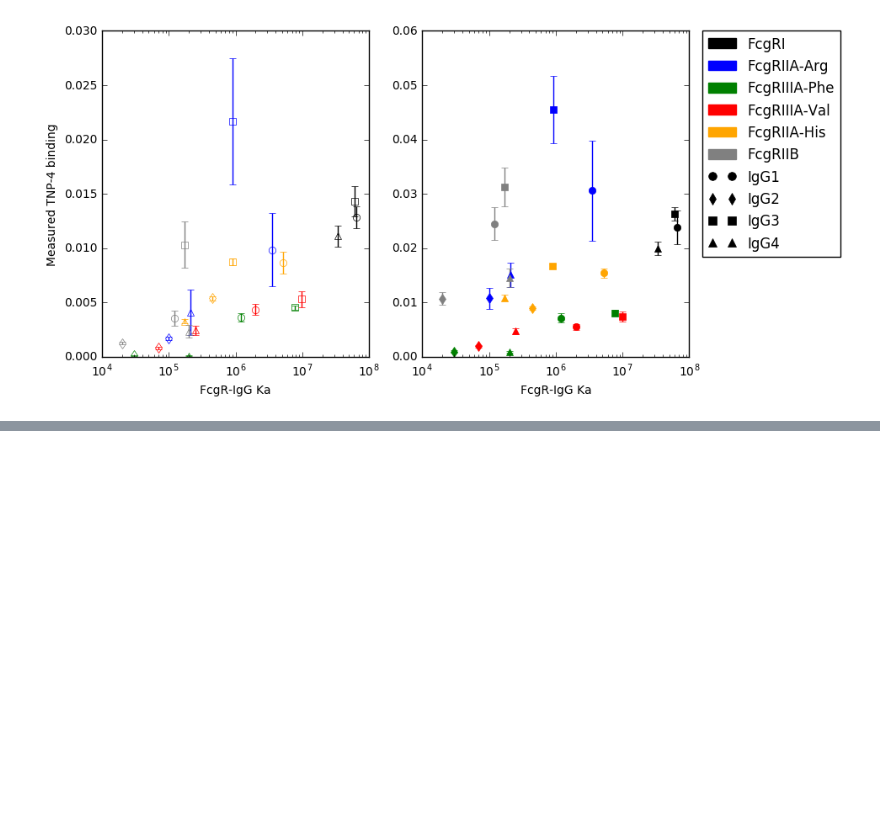
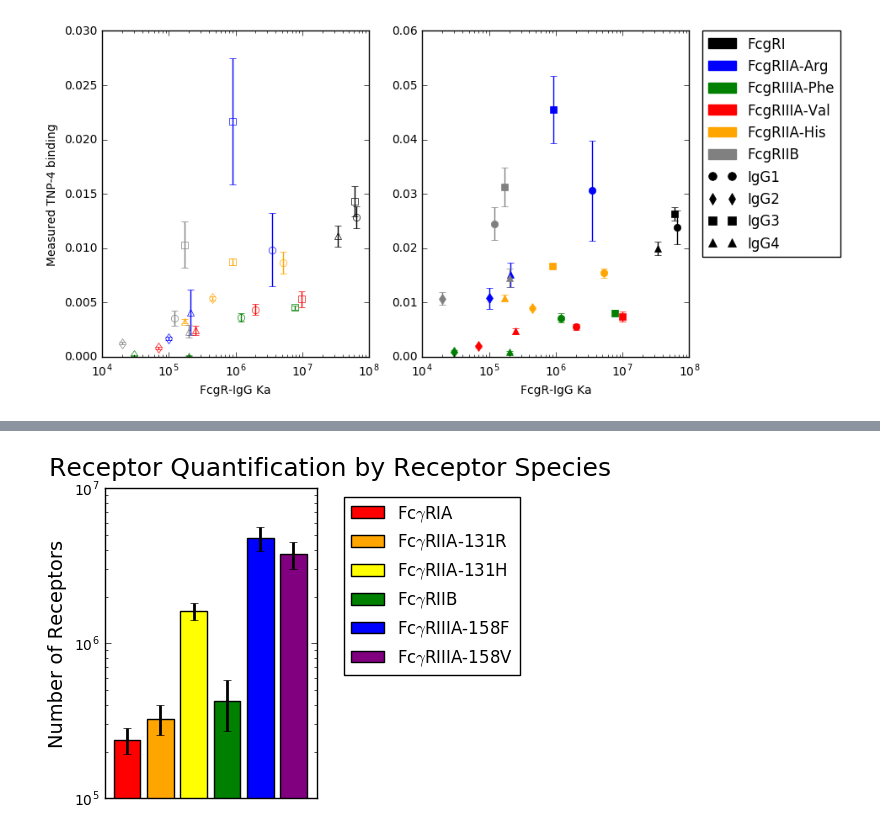
Before and after one commit to meyer-lab/FcgR-binding, a Jupyter notebook: Chain Analysis.ipynb, the cells around one changed output, grey strips where cells are left out. Cells and saved outputs as stored; diff of their text form; code cells hidden in the pictures; blank space fills up the shorter version.

```diff
--- a/Chain Analysis.ipynb
+++ b/Chain Analysis.ipynb
@@ -66,0 +51,4 @@ StoneHelper.mfiAdjMeanFigureMaker(M)
+# %%
+StoneHelper.FcgRQuantificationFigureMaker(M)
+# %% [output]
+[figure, added]
```
Also changed, not shown: parts of 8 cells of this notebook, 3 other files.
